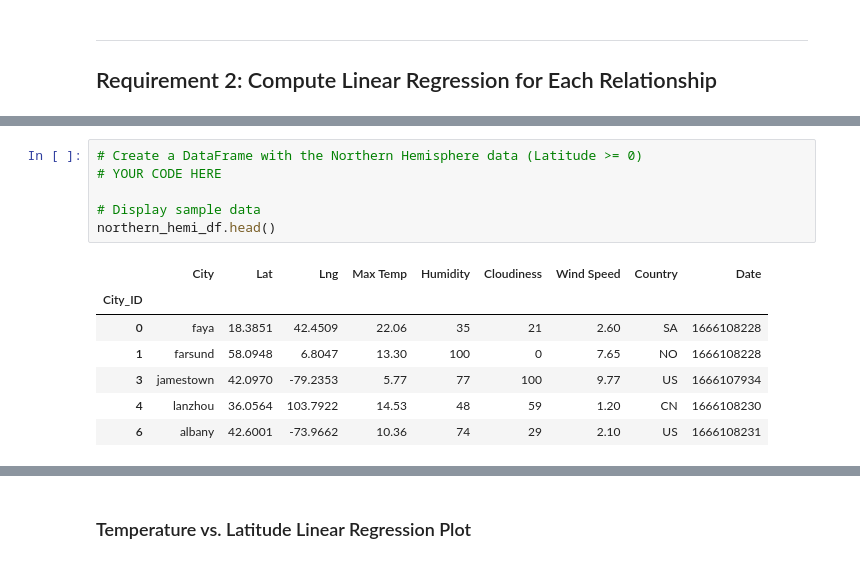
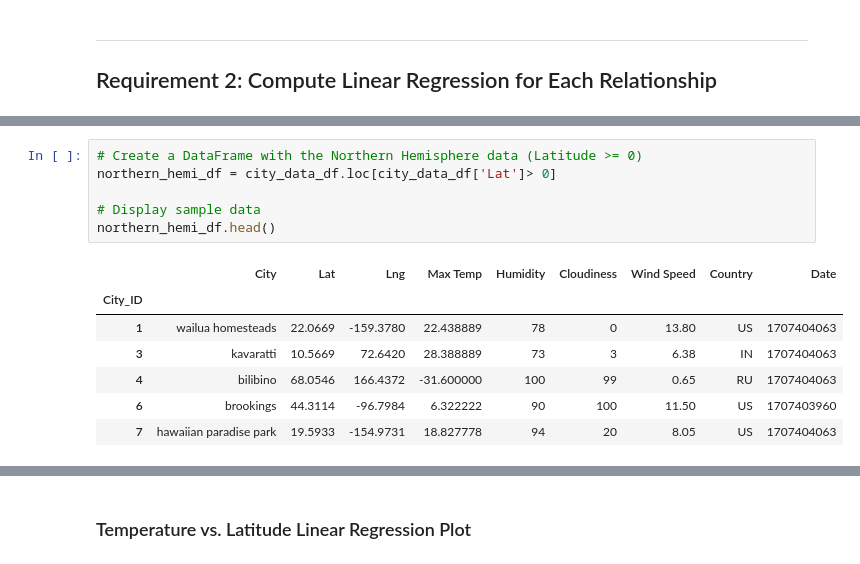
Before and after one commit to pkarey/python-api-challenge, a Jupyter notebook: starter_code/WeatherPy.ipynb, the cells around one changed output, grey strips where cells are left out. Drawn from its saved outputs; the diff is of its cells as text.

```diff
--- a/starter_code/WeatherPy.ipynb
+++ b/starter_code/WeatherPy.ipynb
@@ -257,16 +290,16 @@ plt.show()
 # %%
 # Create a DataFrame with the Northern Hemisphere data (Latitude >= 0)
-# YOUR CODE HERE
+northern_hemi_df = city_data_df.loc[city_data_df['Lat']> 0]
 
 # Display sample data
 northern_hemi_df.head()
 # %% [output]
 |  | City | Lat | Lng | Max Temp | Humidity | Cloudiness | Wind Speed | Country | Date |
 | City_ID |  |  |  |  |  |  |  |  |  |
-| 0 | faya | 18.3851 | 42.4509 | 22.06 | 35 | 21 | 2.60 | SA | 1666108228 |
-| 1 | farsund | 58.0948 | 6.8047 | 13.30 | 100 | 0 | 7.65 | NO | 1666108228 |
-| 3 | jamestown | 42.0970 | -79.2353 | 5.77 | 77 | 100 | 9.77 | US | 1666107934 |
-| 4 | lanzhou | 36.0564 | 103.7922 | 14.53 | 48 | 59 | 1.20 | CN | 1666108230 |
-| 6 | albany | 42.6001 | -73.9662 | 10.36 | 74 | 29 | 2.10 | US | 1666108231 |
+| 1 | wailua homesteads | 22.0669 | -159.3780 | 22.438889 | 78 | 0 | 13.80 | US | 1707404063 |
+| 3 | kavaratti | 10.5669 | 72.6420 | 28.388889 | 73 | 3 | 6.38 | IN | 1707404063 |
+| 4 | bilibino | 68.0546 | 166.4372 | -31.600000 | 100 | 99 | 0.65 | RU | 1707404063 |
+| 6 | brookings | 44.3114 | -96.7984 | 6.322222 | 90 | 100 | 11.50 | US | 1707403960 |
+| 7 | hawaiian paradise park | 19.5933 | -154.9731 | 18.827778 | 94 | 20 | 8.05 | US | 1707404063 |
 # %%
 # Create a DataFrame with the Southern Hemisphere data (Latitude < 0)
```
Also changed, not shown: parts of 28 cells of this notebook, 6 other files.
